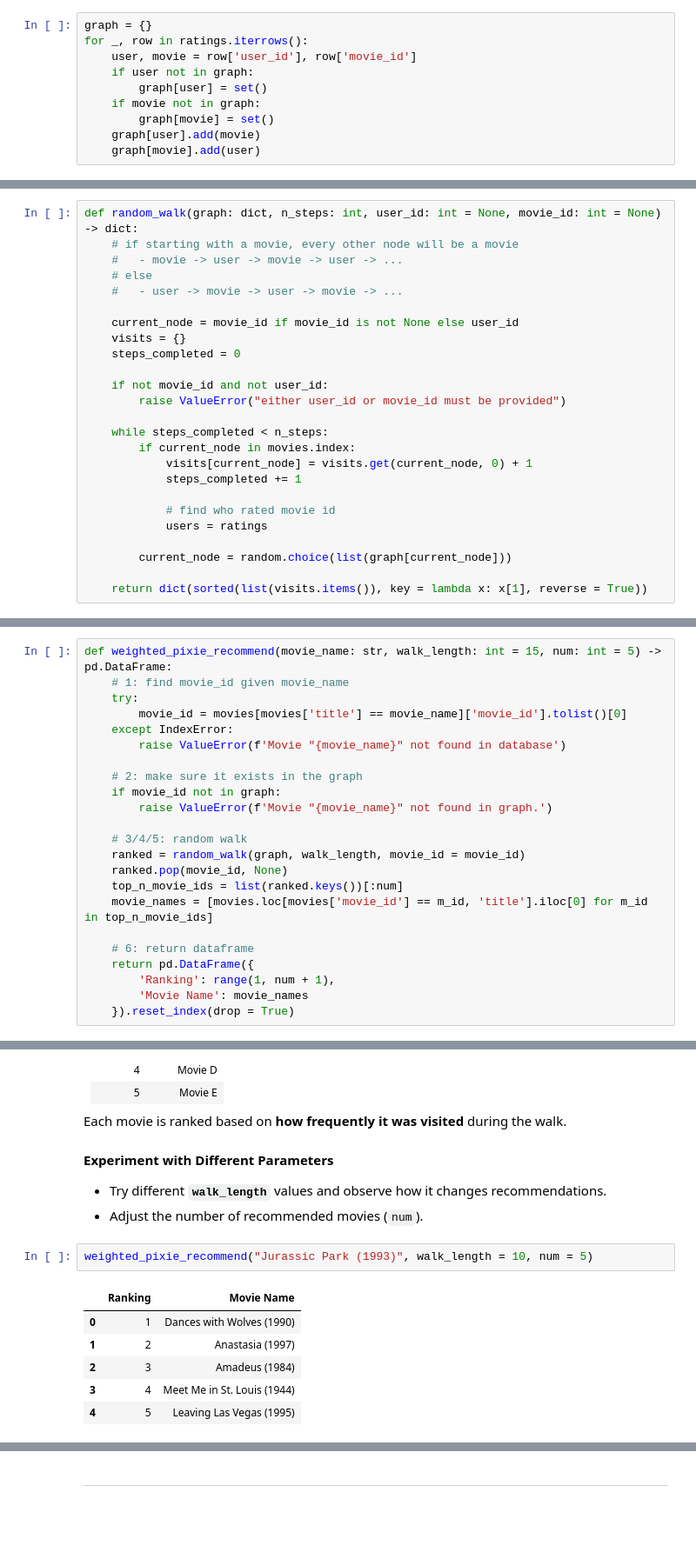
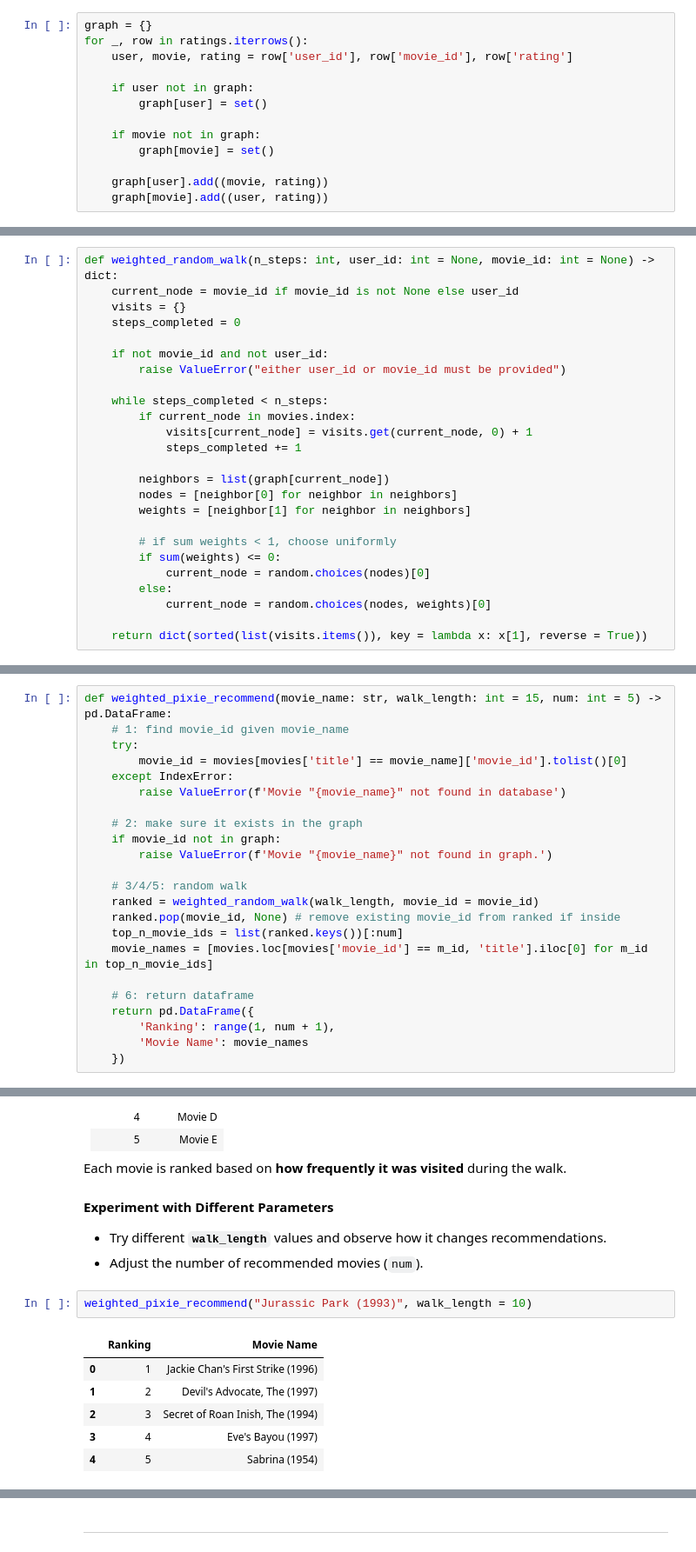
Before and after one commit to zhutchens/Movie-Recommendation, a Jupyter notebook: Movie_Recommendation.ipynb, the cells around one changed output, grey strips where cells are left out. Shown at 87% size. Drawn from its saved outputs; the diff is of its cells as text; blank space fills up the shorter version.

```diff
--- a/Programming_Assignment-1.ipynb
+++ b/Movie_Recommendation.ipynb
@@ -753,13 +753,16 @@ This results in a **bipartite graph**, where:
 # %%
 graph = {}
 for _, row in ratings.iterrows():
-    user, movie = row['user_id'], row['movie_id']
+    user, movie, rating = row['user_id'], row['movie_id'], row['rating']
+
     if user not in graph:
         graph[user] = set()
+
     if movie not in graph:
         graph[movie] = set()
-    graph[user].add(movie)
-    graph[movie].add(user)
+
+    graph[user].add((movie, rating))
+    graph[movie].add((user, rating))
 # %% [markdown]
 #### **Step 5: Understanding the Graph**
 - **Nodes** in the graph represent **users and movies**.
@@ -819,12 +822,7 @@ import random
     - Keep track of **how many times each movie is visited**.
     - After completing the walk, **rank movies by visit count**.
 # %%
-def random_walk(graph: dict, n_steps: int, user_id: int = None, movie_id: int = None) -> dict:
-    # if starting with a movie, every other node will be a movie
-    #   - movie -> user -> movie -> user -> ...
-    # else
-    #   - user -> movie -> user -> movie -> ...
-
+def weighted_random_walk(n_steps: int, user_id: int = None, movie_id: int = None) -> dict:
     current_node = movie_id if movie_id is not None else user_id
     visits = {}
     steps_completed = 0
@@ -837,10 +835,15 @@ def random_walk(graph: dict, n_steps: int, user_id: int = None, movie_id: int =
             visits[current_node] = visits.get(current_node, 0) + 1
             steps_completed += 1
 
-            # find who rated movie id
-            users = ratings
+        neighbors = list(graph[current_node])
+        nodes = [neighbor[0] for neighbor in neighbors]
+        weights = [neighbor[1] for neighbor in neighbors]
 
-        current_node = random.choice(list(graph[current_node]))
+        # if sum weights < 1, choose uniformly
+        if sum(weights) <= 0:
+            current_node = random.choices(nodes)[0]
+        else:
+            current_node = random.choices(nodes, weights)[0]
 
     return dict(sorted(list(visits.items()), key = lambda x: x[1], reverse = True))
 # %%
@@ -883,8 +911,8 @@ def weighted_pixie_recommend(movie_name: str, walk_length: int = 15, num: int =
         raise ValueError(f'Movie "{movie_name}" not found in graph.')
 
     # 3/4/5: random walk
-    ranked = random_walk(graph, walk_length, movie_id = movie_id)
-    ranked.pop(movie_id, None)
+    ranked = weighted_random_walk(walk_length, movie_id = movie_id)
+    ranked.pop(movie_id, None) # remove existing movie_id from ranked if inside
     top_n_movie_ids = list(ranked.keys())[:num]
     movie_names = [movies.loc[movies['movie_id'] == m_id, 'title'].iloc[0] for m_id in top_n_movie_ids]
 
@@ -892,7 +920,7 @@ def weighted_pixie_recommend(movie_name: str, walk_length: int = 15, num: int =
     return pd.DataFrame({
         'Ranking': range(1, num + 1),
         'Movie Name': movie_names
-    }).reset_index(drop = True)
+    })
 # %% [markdown]
 #### **Step 5: Running Your Recommendation System**
 Once your function is implemented, test it by calling:
@@ -939,11 +967,11 @@ Each movie is ranked based on **how frequently it was visited** during the walk.
 - Try different **`walk_length`** values and observe how it changes recommendations.
 - Adjust the number of recommended movies (`num`).
 # %%
-weighted_pixie_recommend("Jurassic Park (1993)", walk_length = 10, num = 5)
+weighted_pixie_recommend("Jurassic Park (1993)", walk_length = 10)
 # %% [output]
 |  | Ranking | Movie Name |
-| 0 | 1 | Dances with Wolves (1990) |
-| 1 | 2 | Anastasia (1997) |
-| 2 | 3 | Amadeus (1984) |
-| 3 | 4 | Meet Me in St. Louis (1944) |
-| 4 | 5 | Leaving Las Vegas (1995) |
+| 0 | 1 | Jackie Chan's First Strike (1996) |
+| 1 | 2 | Devil's Advocate, The (1997) |
+| 2 | 3 | Secret of Roan Inish, The (1994) |
+| 3 | 4 | Eve's Bayou (1997) |
+| 4 | 5 | Sabrina (1954) |
```
Also changed, not shown: parts of 9 cells of this notebook, 1 other file.
